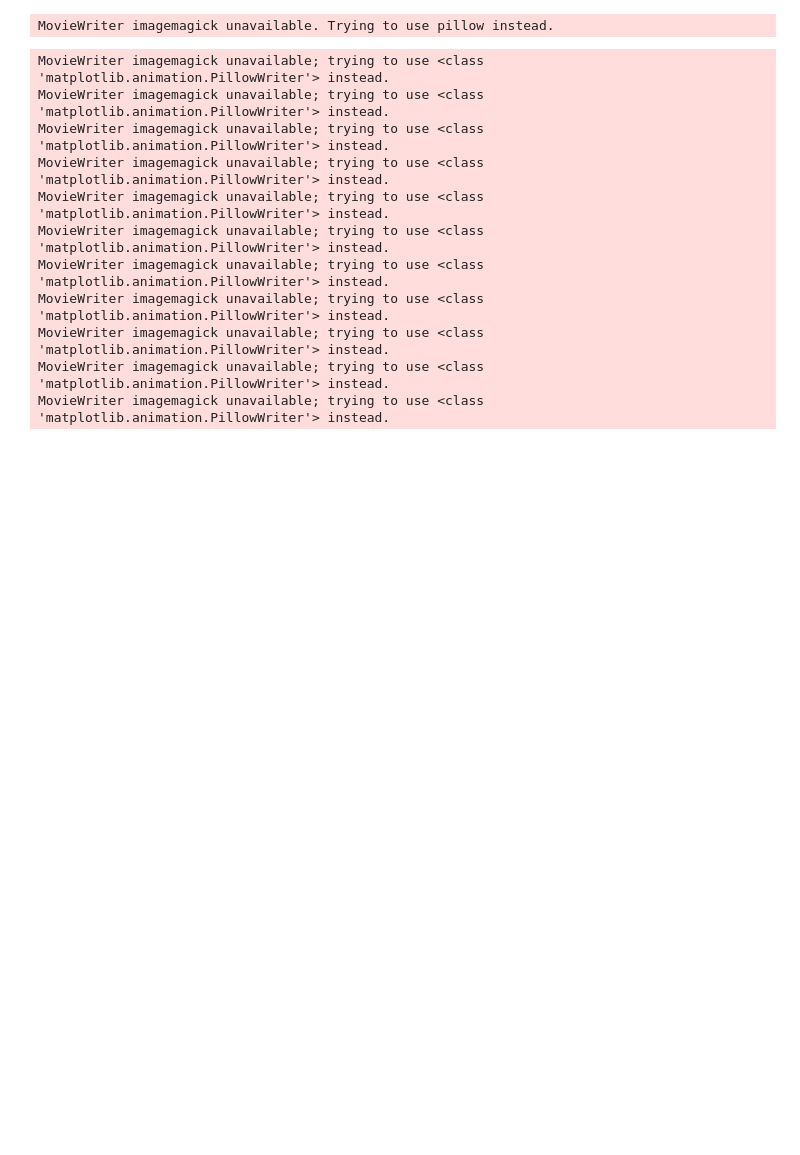
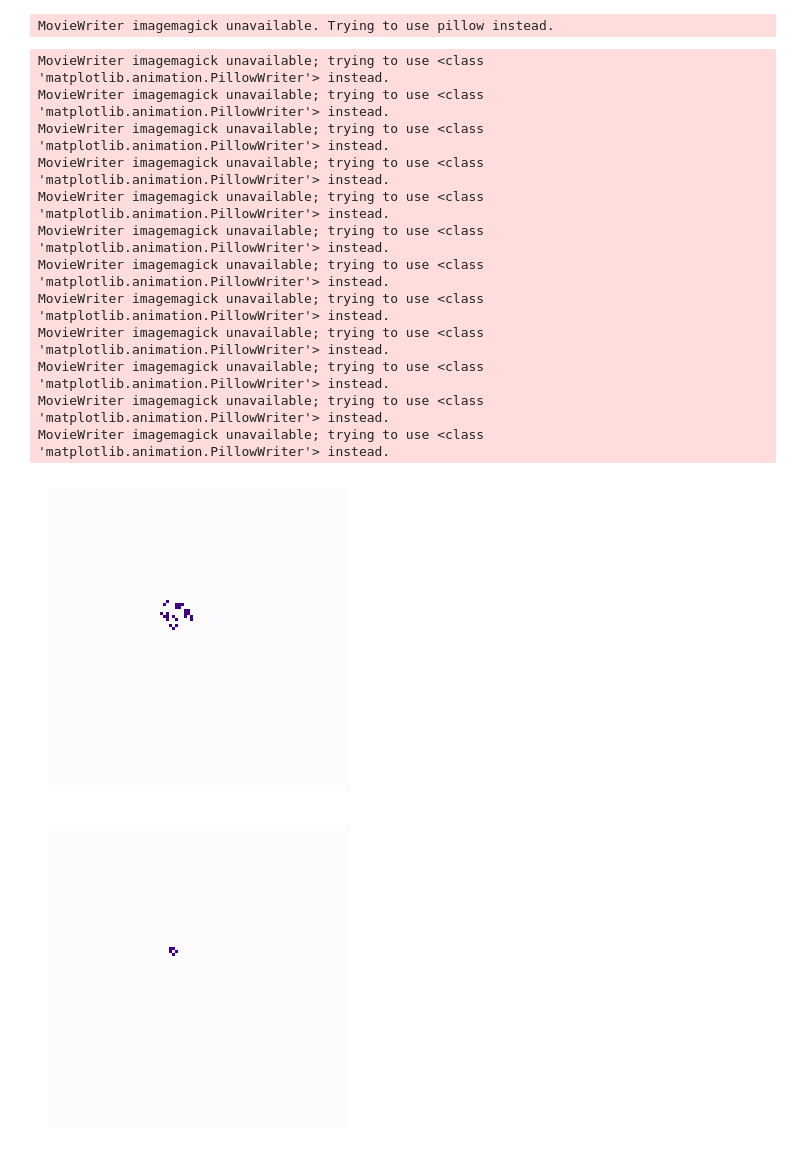
Before and after one commit to Mainul003/Simulation-Lab, a Jupyter notebook: Week 4 - Problem.ipynb, the cells around one changed output. Cells and saved outputs as stored; diff of their text form; code cells hidden in the pictures; blank space fills up the shorter version.

```diff
--- a/Week 4 - Problem.ipynb
+++ b/Week 4 - Problem.ipynb
@@ -246,6 +246,13 @@ seeds = {
         [1, 0, 1, 0, 1],
     ],
     "new1" : [[0,1,0],[0,0,1], [1,1,1]],
+    "new2" : [[1,1],[1,1]],
+    "new3": [
+        [1, 1, 1, 1, 1],
+        [1, 1, 1, 1, 1],
+        [1, 1, 1, 1, 1],
+        [1, 1, 1, 1, 1],
+        [1, 1, 1, 1, 1],],
     "glider_gun": [[0,0,0,0,0,0,0,0,0,0,0,0,0,0,0,0,0,0,0,0,0,0,0,0,1,0,0,0,0,0,0,0,0,0,0,0],
  [0,0,0,0,0,0,0,0,0,0,0,0,0,0,0,0,0,0,0,0,0,0,1,0,1,0,0,0,0,0,0,0,0,0,0,0],
  [0,0,0,0,0,0,0,0,0,0,0,0,1,1,0,0,0,0,0,0,1,1,0,0,0,0,0,0,0,0,0,0,0,0,1,1],
@@ -255,6 +262,12 @@ seeds = {
  [0,0,0,0,0,0,0,0,0,0,1,0,0,0,0,0,1,0,0,0,0,0,0,0,1,0,0,0,0,0,0,0,0,0,0,0],
  [0,0,0,0,0,0,0,0,0,0,0,1,0,0,0,1,0,0,0,0,0,0,0,0,0,0,0,0,0,0,0,0,0,0,0,0],
  [0,0,0,0,0,0,0,0,0,0,0,0,1,1,0,0,0,0,0,0,0,0,0,0,0,0,0,0,0,0,0,0,0,0,0,0]],
+    "Piramid": [
+        [0, 0, 0, 1, 0, 0, 0],
+        [0, 0, 1, 1, 1, 0, 0],
+        [0, 1, 0, 0, 0, 1, 0],
+        [1, 1, 1, 0, 1, 1, 1],],
+
 }
 # %%
 # Import libaries
@@ -306,31 +319,34 @@ for key, value in seeds.items():
     seed_array = np.array(value)
 
     universe =  np.zeros((100,100))
     x_start, y_start = 40,40
 
     x_end, y_end = x_start + seed_array.shape[0], y_start + seed_array.shape[1]
     universe[x_start:x_end, y_start:y_end] = seed_array
 
     universe = generation(universe)
     fig = plt.figure(dpi=100) # image quality in DPI
     plt.axis("off")
     n_generations = 50
     ims = []
     for i in range(n_generations):
         ims.append((plt.imshow(universe, cmap="Purples"),))
         universe = generation(universe)
-    im_ani = animation.ArtistAnimation(fig, ims, interval=300, repeat_delay=3000, blit=True)
+    im_ani = animation.ArtistAnimation(fig, ims, interval=50, repeat_delay=300, blit=True)
 
     im_ani.save(key+".gif", writer="imagemagick")
 # %% [output]
 MovieWriter imagemagick unavailable; trying to use <class 'matplotlib.animation.PillowWriter'> instead.
 MovieWriter imagemagick unavailable; trying to use <class 'matplotlib.animation.PillowWriter'> instead.
 MovieWriter imagemagick unavailable; trying to use <class 'matplotlib.animation.PillowWriter'> instead.
 MovieWriter imagemagick unavailable; trying to use <class 'matplotlib.animation.PillowWriter'> instead.
 MovieWriter imagemagick unavailable; trying to use <class 'matplotlib.animation.PillowWriter'> instead.
 MovieWriter imagemagick unavailable; trying to use <class 'matplotlib.animation.PillowWriter'> instead.
 MovieWriter imagemagick unavailable; trying to use <class 'matplotlib.animation.PillowWriter'> instead.
 MovieWriter imagemagick unavailable; trying to use <class 'matplotlib.animation.PillowWriter'> instead.
 MovieWriter imagemagick unavailable; trying to use <class 'matplotlib.animation.PillowWriter'> instead.
 MovieWriter imagemagick unavailable; trying to use <class 'matplotlib.animation.PillowWriter'> instead.
 MovieWriter imagemagick unavailable; trying to use <class 'matplotlib.animation.PillowWriter'> instead.
+MovieWriter imagemagick unavailable; trying to use <class 'matplotlib.animation.PillowWriter'> instead.
+[figure, added]
+[figure, added]
```
Also changed, not shown: parts of 1 cell of this notebook.
